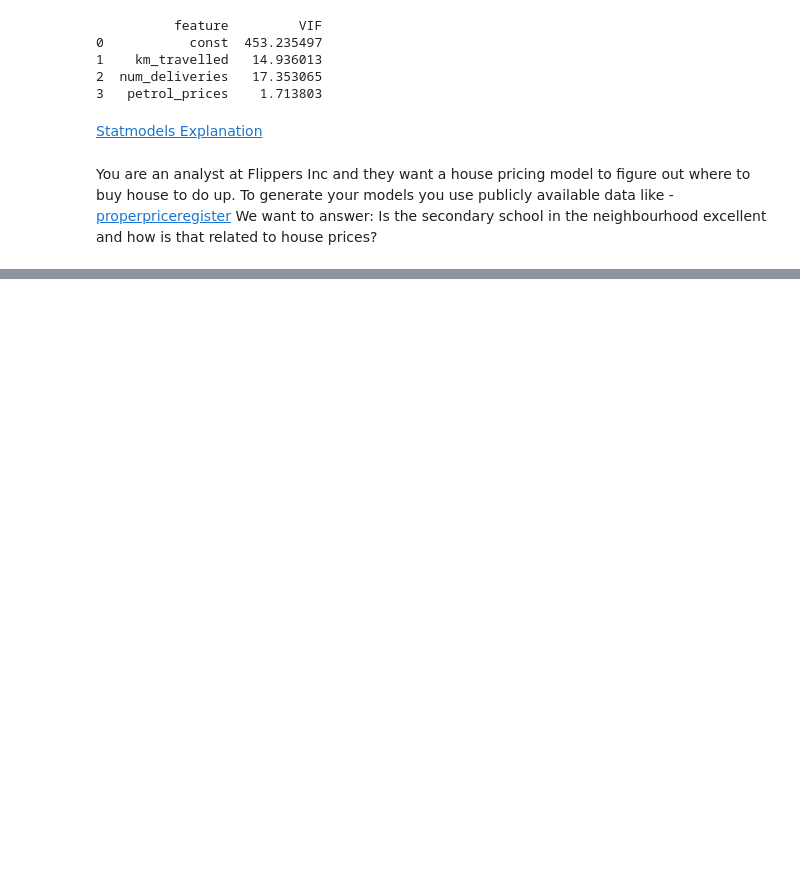
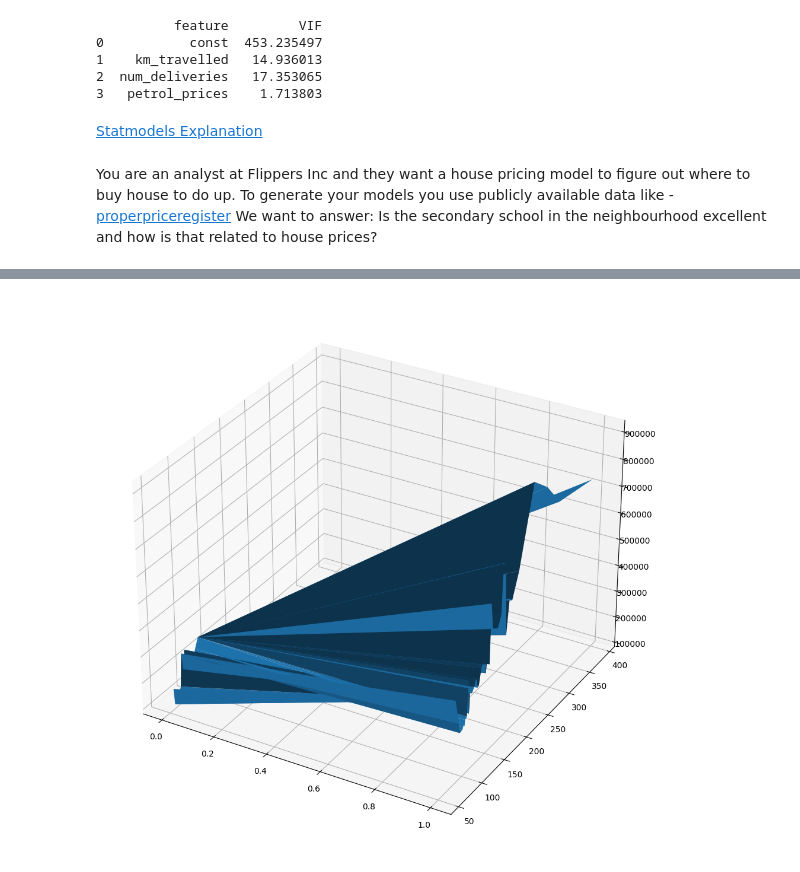
Before and after one commit to johnloane/sd4_dav_26, a Jupyter notebook: MLR/MLR_Fri.ipynb, the cells around one changed output, grey strips where cells are left out. Cells and saved outputs as stored; diff of their text form; code cells hidden in the pictures; blank space fills up the shorter version.

```diff
--- a/MLR/MLR_Fri.ipynb
+++ b/MLR/MLR_Fri.ipynb
@@ -667,0 +882,12 @@ We want to answer: Is the secondary school in the neighbourhood excellent and ho
+# %%
+from mpl_toolkits import mplot3d
+
+fig = plt.figure(figsize=(14,12))
+ax = plt.axes(projection='3d')
+x = np.array(excellent_secondary_school)
+y = np.array(sq_meters)
+z = np.array(prices)
+ax.plot_trisurf(x, y, z)
+plt.show()
+# %% [output]
+[figure, added]
```
Also changed, not shown: parts of 39 cells of this notebook, 1 other file.
